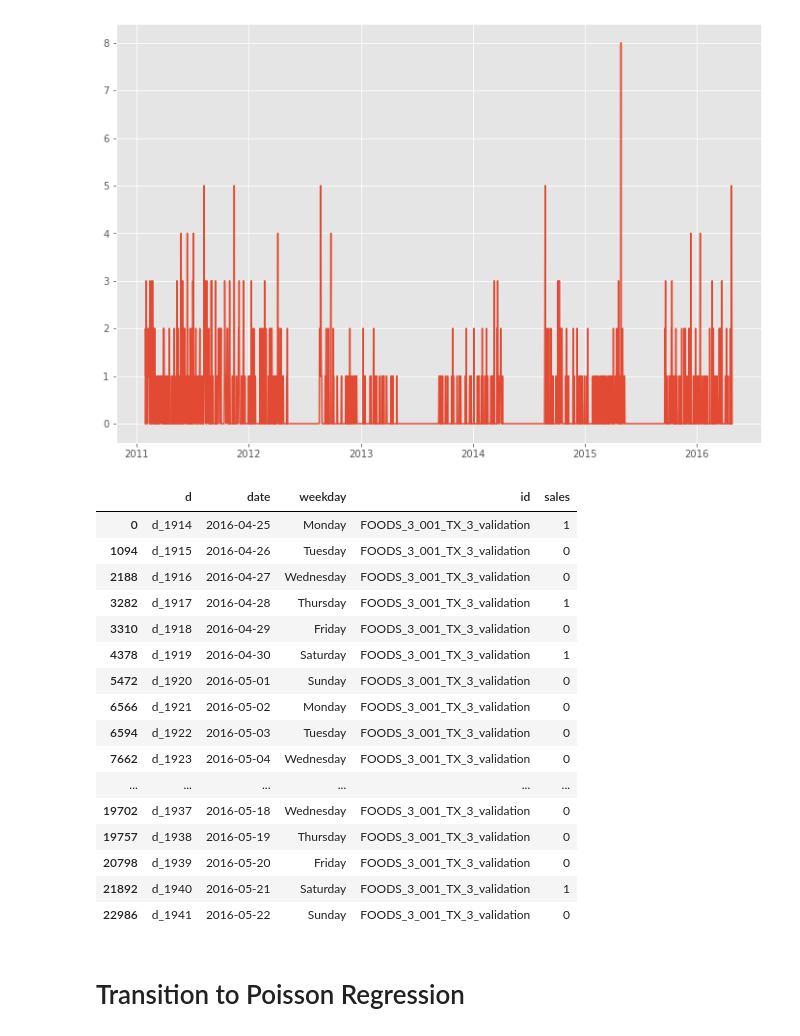
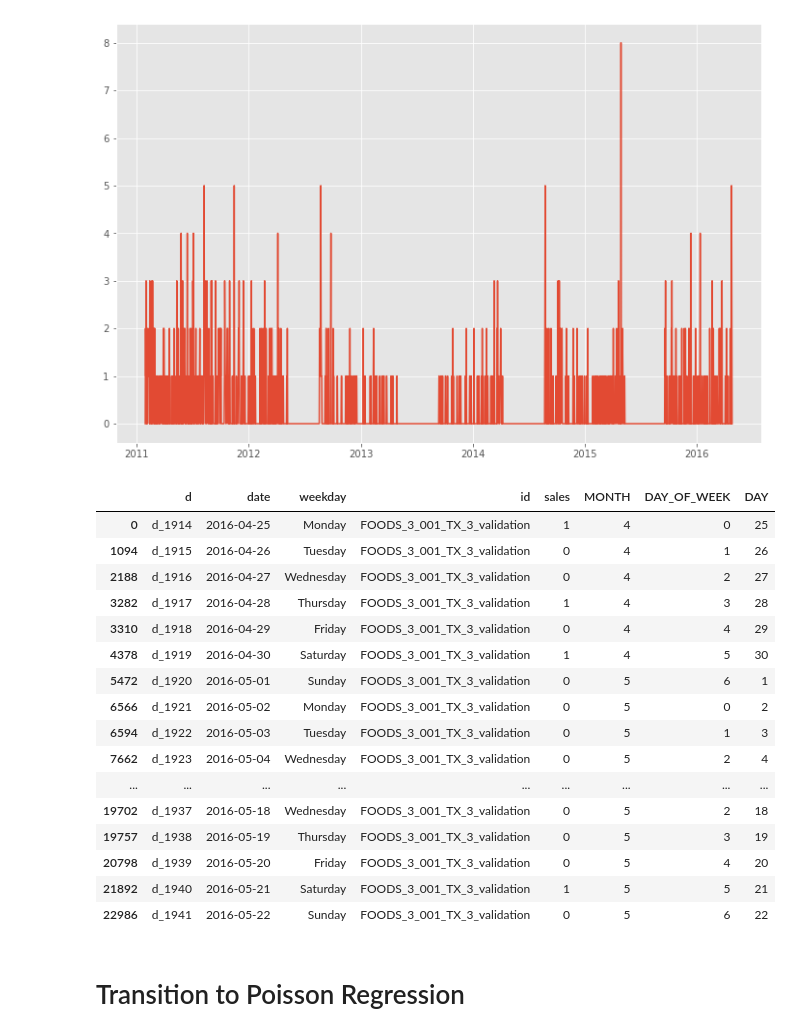
Before and after one commit to damajojung/Time_Series_Python, a Jupyter notebook: Poisson_Regression.ipynb, the cells around one changed output. Drawn from its saved outputs; the diff is of its cells as text; code cells hidden in the pictures.

```diff
--- a/Poisson_Regression.ipynb
+++ b/Poisson_Regression.ipynb
@@ -118,25 +118,30 @@ plt.show()
 # %%
 small_r = df1[df1['id'].isin(selected)]
 small_r = small_r.sort_values(by = ['id', 'date'])
+
+small_dsr = small_r['date']
+small_r['MONTH'] = small_dsr.dt.month
+small_r['DAY_OF_WEEK'] = small_dsr.dt.dayofweek
+small_r['DAY'] = small_dsr.dt.day
 small_r
 # %% [output]
-|  | d | date | weekday | id | sales |
-| 0 | d_1914 | 2016-04-25 | Monday | FOODS_3_001_TX_3_validation | 1 |
-| 1094 | d_1915 | 2016-04-26 | Tuesday | FOODS_3_001_TX_3_validation | 0 |
-| 2188 | d_1916 | 2016-04-27 | Wednesday | FOODS_3_001_TX_3_validation | 0 |
-| 3282 | d_1917 | 2016-04-28 | Thursday | FOODS_3_001_TX_3_validation | 1 |
-| 3310 | d_1918 | 2016-04-29 | Friday | FOODS_3_001_TX_3_validation | 0 |
-| 4378 | d_1919 | 2016-04-30 | Saturday | FOODS_3_001_TX_3_validation | 1 |
-| 5472 | d_1920 | 2016-05-01 | Sunday | FOODS_3_001_TX_3_validation | 0 |
-| 6566 | d_1921 | 2016-05-02 | Monday | FOODS_3_001_TX_3_validation | 0 |
-| 6594 | d_1922 | 2016-05-03 | Tuesday | FOODS_3_001_TX_3_validation | 0 |
-| 7662 | d_1923 | 2016-05-04 | Wednesday | FOODS_3_001_TX_3_validation | 0 |
-| ... | ... | ... | ... | ... | ... |
-| 19702 | d_1937 | 2016-05-18 | Wednesday | FOODS_3_001_TX_3_validation | 0 |
-| 19757 | d_1938 | 2016-05-19 | Thursday | FOODS_3_001_TX_3_validation | 0 |
-| 20798 | d_1939 | 2016-05-20 | Friday | FOODS_3_001_TX_3_validation | 0 |
-| 21892 | d_1940 | 2016-05-21 | Saturday | FOODS_3_001_TX_3_validation | 1 |
-| 22986 | d_1941 | 2016-05-22 | Sunday | FOODS_3_001_TX_3_validation | 0 |
+|  | d | date | weekday | id | sales | MONTH | DAY_OF_WEEK | DAY |
+| 0 | d_1914 | 2016-04-25 | Monday | FOODS_3_001_TX_3_validation | 1 | 4 | 0 | 25 |
+| 1094 | d_1915 | 2016-04-26 | Tuesday | FOODS_3_001_TX_3_validation | 0 | 4 | 1 | 26 |
+| 2188 | d_1916 | 2016-04-27 | Wednesday | FOODS_3_001_TX_3_validation | 0 | 4 | 2 | 27 |
+| 3282 | d_1917 | 2016-04-28 | Thursday | FOODS_3_001_TX_3_validation | 1 | 4 | 3 | 28 |
+| 3310 | d_1918 | 2016-04-29 | Friday | FOODS_3_001_TX_3_validation | 0 | 4 | 4 | 29 |
+| 4378 | d_1919 | 2016-04-30 | Saturday | FOODS_3_001_TX_3_validation | 1 | 4 | 5 | 30 |
+| 5472 | d_1920 | 2016-05-01 | Sunday | FOODS_3_001_TX_3_validation | 0 | 5 | 6 | 1 |
+| 6566 | d_1921 | 2016-05-02 | Monday | FOODS_3_001_TX_3_validation | 0 | 5 | 0 | 2 |
+| 6594 | d_1922 | 2016-05-03 | Tuesday | FOODS_3_001_TX_3_validation | 0 | 5 | 1 | 3 |
+| 7662 | d_1923 | 2016-05-04 | Wednesday | FOODS_3_001_TX_3_validation | 0 | 5 | 2 | 4 |
+| ... | ... | ... | ... | ... | ... | ... | ... | ... |
+| 19702 | d_1937 | 2016-05-18 | Wednesday | FOODS_3_001_TX_3_validation | 0 | 5 | 2 | 18 |
+| 19757 | d_1938 | 2016-05-19 | Thursday | FOODS_3_001_TX_3_validation | 0 | 5 | 3 | 19 |
+| 20798 | d_1939 | 2016-05-20 | Friday | FOODS_3_001_TX_3_validation | 0 | 5 | 4 | 20 |
+| 21892 | d_1940 | 2016-05-21 | Saturday | FOODS_3_001_TX_3_validation | 1 | 5 | 5 | 21 |
+| 22986 | d_1941 | 2016-05-22 | Sunday | FOODS_3_001_TX_3_validation | 0 | 5 | 6 | 22 |
 # %% [markdown]
 # Transition to Poisson Regression
 # %%
```
Also changed, not shown: parts of 7 cells of this notebook, 1 other file.
